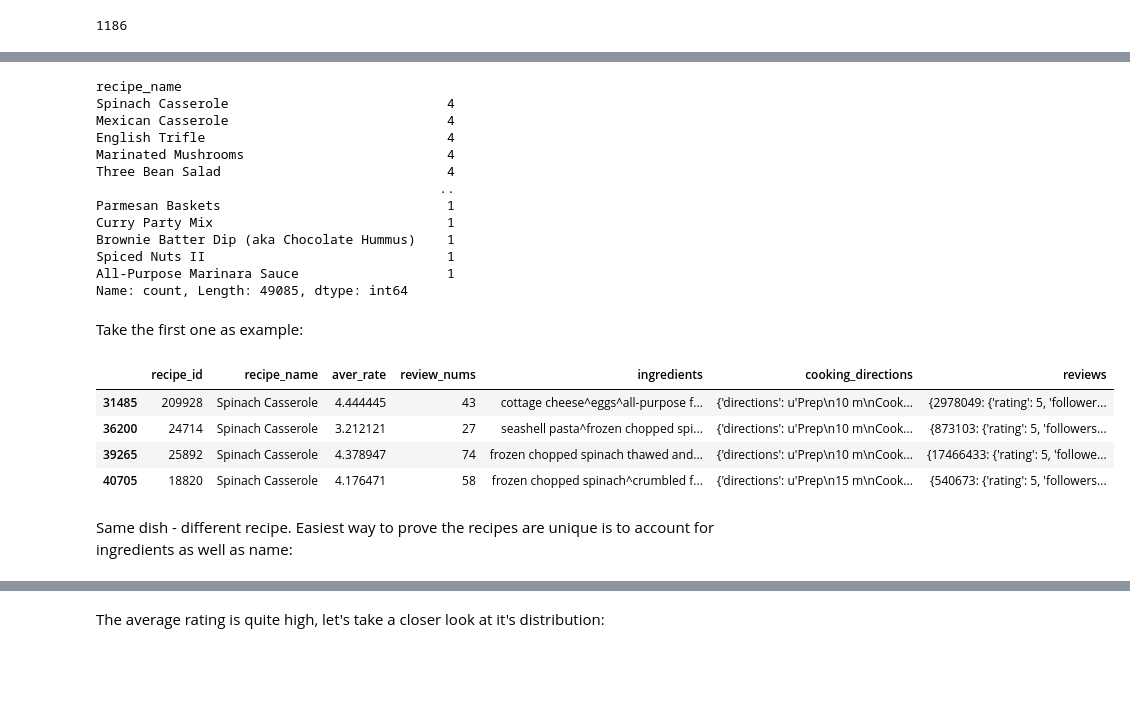
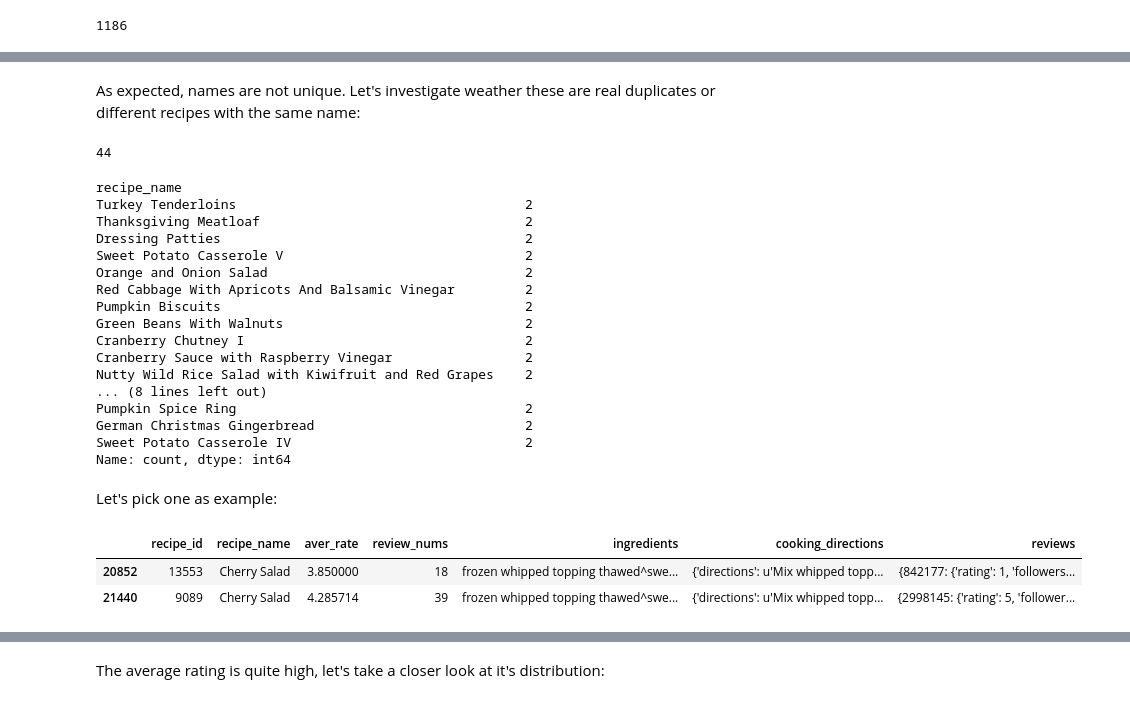
Before and after one commit to dtuleva/Recipe_Recommendation_System, a Jupyter notebook: RRS_EDA.ipynb, the cells around one changed output, grey strips where cells are left out. Drawn from its saved outputs; the diff is of its cells as text; code cells hidden in the pictures; blank space fills up the shorter version.

```diff
--- a/RRS_EDA.ipynb
+++ b/RRS_EDA.ipynb
@@ -39,0 +43,13 @@ recipes
+# %%
+cols_to_keep = [
+    "recipe_id",
+    "recipe_name",
+    "aver_rate",
+    "review_nums",
+    "ingredients",
+    "cooking_directions",
+    "reviews"
+    ]
+# %%
+recipes = pd.read_csv("data/foodRecSys-V1_kaggle/raw-data_recipe.csv", usecols = cols_to_keep)
+recipes
@@ -55,5 +80,0 @@ The recipe dataset has 9 features - integer id, name, average rating, image url,
-# %%
-# not interested in nutrition, url not functional, image in dataset be id
-
-recipes = recipes.drop(columns = ["image_url", "nutritions"])
-recipes.head(3)
@@ -89,28 +103,36 @@ As expected, names are not unique. We can not explicitly investigate over 1000 r
+# %% [markdown]
+As expected, names are not unique. Let's investigate weather these are real duplicates or different recipes with the same name:
+# %%
+duplicated_recipes = recipes.duplicated(subset=["recipe_name", "ingredients", "cooking_directions"], keep = False)
+# %%
+duplicated_recipes.sum()
+# %% [output]
+44
 # %%
-recipes.recipe_name.value_counts()
+recipes[duplicated_recipes].recipe_name.value_counts()
 # %% [output]
 recipe_name
-Spinach Casserole                            4
-Mexican Casserole                            4
-English Trifle                               4
-Marinated Mushrooms                          4
-Three Bean Salad                             4
-                                            ..
-Parmesan Baskets                             1
-Curry Party Mix                              1
-Brownie Batter Dip (aka Chocolate Hummus)    1
-Spiced Nuts II                               1
-All-Purpose Marinara Sauce                   1
-Name: count, Length: 49085, dtype: int64
+Turkey Tenderloins                                     2
+Thanksgiving Meatloaf                                  2
+Dressing Patties                                       2
+Sweet Potato Casserole V                               2
+Orange and Onion Salad                                 2
+Red Cabbage With Apricots And Balsamic Vinegar         2
+Pumpkin Biscuits                                       2
+Green Beans With Walnuts                               2
+Cranberry Chutney I                                    2
+Cranberry Sauce with Raspberry Vinegar                 2
+Nutty Wild Rice Salad with Kiwifruit and Red Grapes    2
+... (8 lines left out)
+Pumpkin Spice Ring                                     2
+German Christmas Gingerbread                           2
+Sweet Potato Casserole IV                              2
+Name: count, dtype: int64
 # %% [markdown]
-Take the first one as example:
+Let's pick one as example:
 # %%
-recipes[recipes.recipe_name == "Spinach Casserole"]
+recipes[duplicated_recipes & (recipes.recipe_name == "Cherry Salad")]
 # %% [output]
 |  | recipe_id | recipe_name | aver_rate | review_nums | ingredients | cooking_directions | reviews |
-| 31485 | 209928 | Spinach Casserole | 4.444445 | 43 | cottage cheese^eggs^all-purpose f... | {'directions': u'Prep\n10 m\nCook... | {2978049: {'rating': 5, 'follower... |
-| 36200 | 24714 | Spinach Casserole | 3.212121 | 27 | seashell pasta^frozen chopped spi... | {'directions': u'Prep\n10 m\nCook... | {873103: {'rating': 5, 'followers... |
-| 39265 | 25892 | Spinach Casserole | 4.378947 | 74 | frozen chopped spinach thawed and... | {'directions': u'Prep\n10 m\nCook... | {17466433: {'rating': 5, 'followe... |
-| 40705 | 18820 | Spinach Casserole | 4.176471 | 58 | frozen chopped spinach^crumbled f... | {'directions': u'Prep\n15 m\nCook... | {540673: {'rating': 5, 'followers... |
+| 20852 | 13553 | Cherry Salad | 3.850000 | 18 | frozen whipped topping thawed^swe... | {'directions': u'Mix whipped topp... | {842177: {'rating': 1, 'followers... |
+| 21440 | 9089 | Cherry Salad | 4.285714 | 39 | frozen whipped topping thawed^swe... | {'directions': u'Mix whipped topp... | {2998145: {'rating': 5, 'follower... |
-# %% [markdown]
-Same dish - different recipe. Easiest way to prove the recipes are unique is to account for ingredients as well as name:
```
Also changed, not shown: parts of 65 cells of this notebook, 17 other files.
